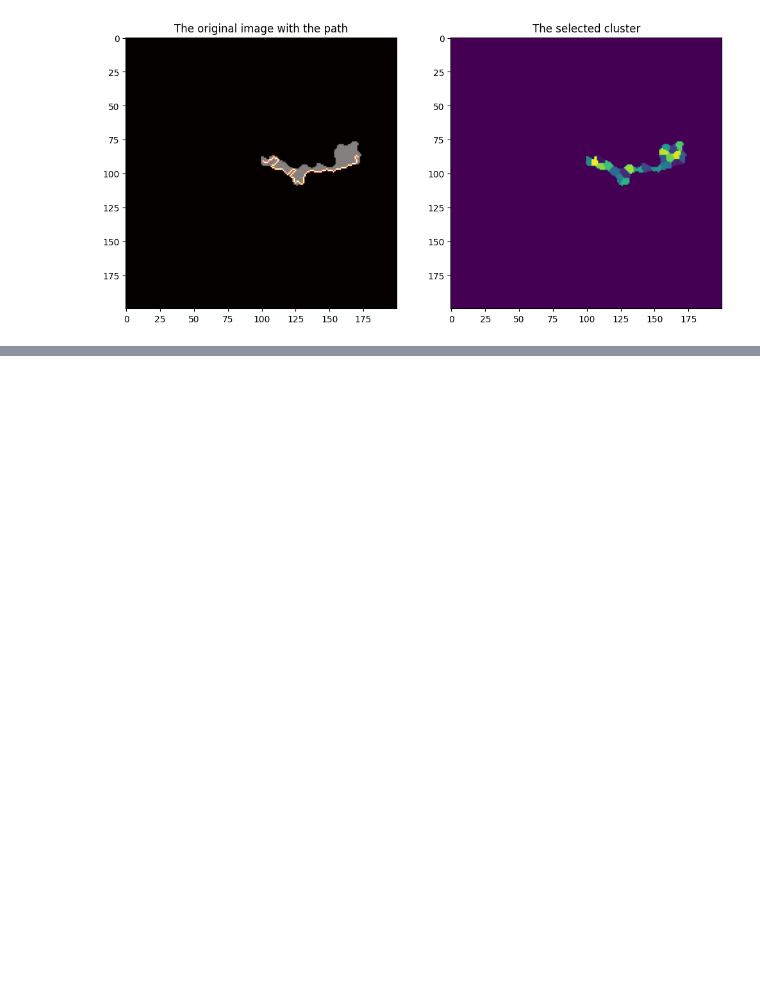
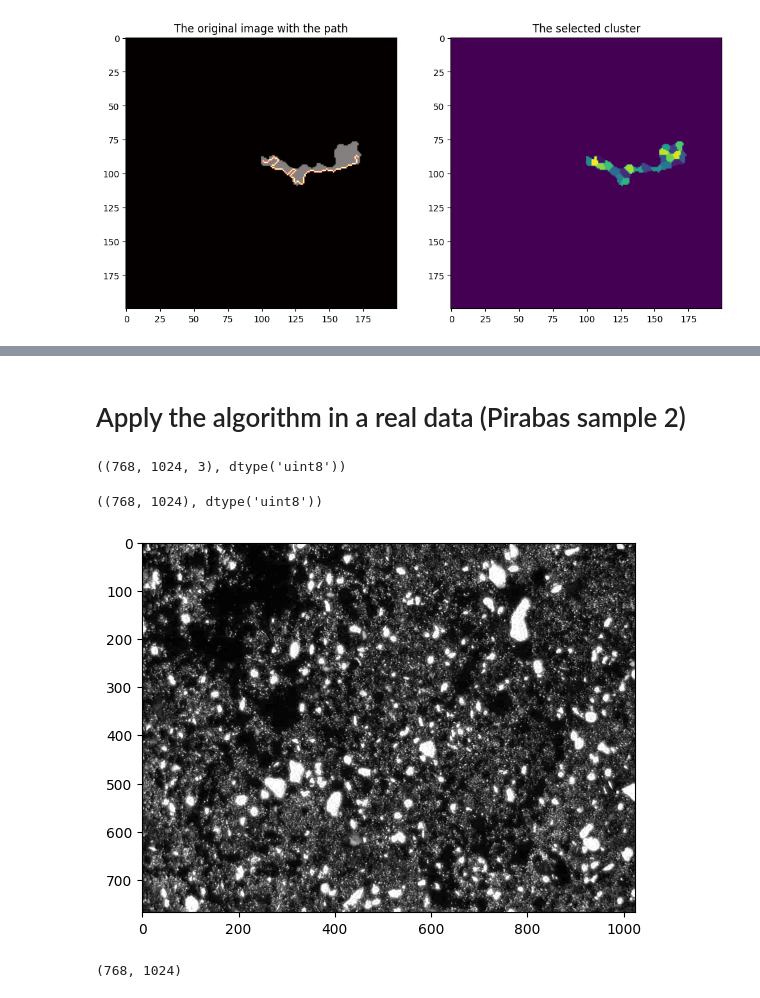
Before and after one commit to FrankVanzeler/Digital-Rock-Analysis-, a Jupyter notebook: Pore_tortuosity.ipynb, the cells around one changed output, grey strips where cells are left out. Drawn from its saved outputs; the diff is of its cells as text; code cells hidden in the pictures; blank space fills up the shorter version.

```diff
--- a/Pore_tortuosity.ipynb
+++ b/Pore_tortuosity.ipynb
@@ -858,0 +919,2 @@ The tortuosity based on the equation (L2/L1): 1.7641036752902726
+# %% [markdown]
+# Apply the algorithm in a real data (Pirabas sample 2)
@@ -858,0 +928,17 @@ The tortuosity based on the equation (L2/L1): 1.7641036752902726
+# %%
+im = cv2.imread("PirabasB_2 - Copy.tif")
+# %%
+im.shape, im.dtype
+# %% [output]
+((768, 1024, 3), dtype('uint8'))
+# %%
+im = im[:, :, 0]
+# %%
+im.shape, im.dtype
+# %% [output]
+((768, 1024), dtype('uint8'))
+# %%
+plt.imshow(cv2.cvtColor(im, cv2.COLOR_BGR2RGB))
+plt.show()
+# %% [output]
+[figure, added]
@@ -858,0 +964,4 @@ The tortuosity based on the equation (L2/L1): 1.7641036752902726
+# %%
+binary_image.shape
+# %% [output]
+(768, 1024)
```
Also changed, not shown: parts of 46 cells of this notebook.
